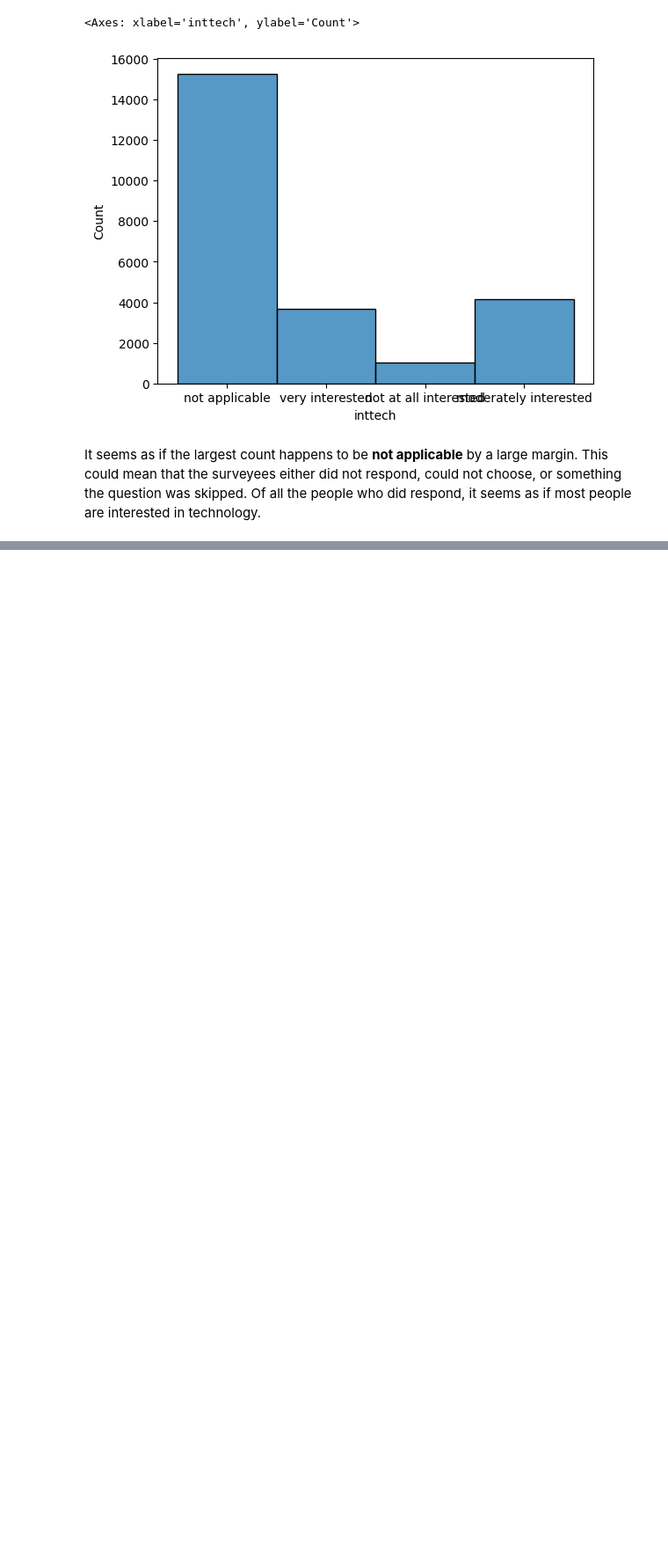
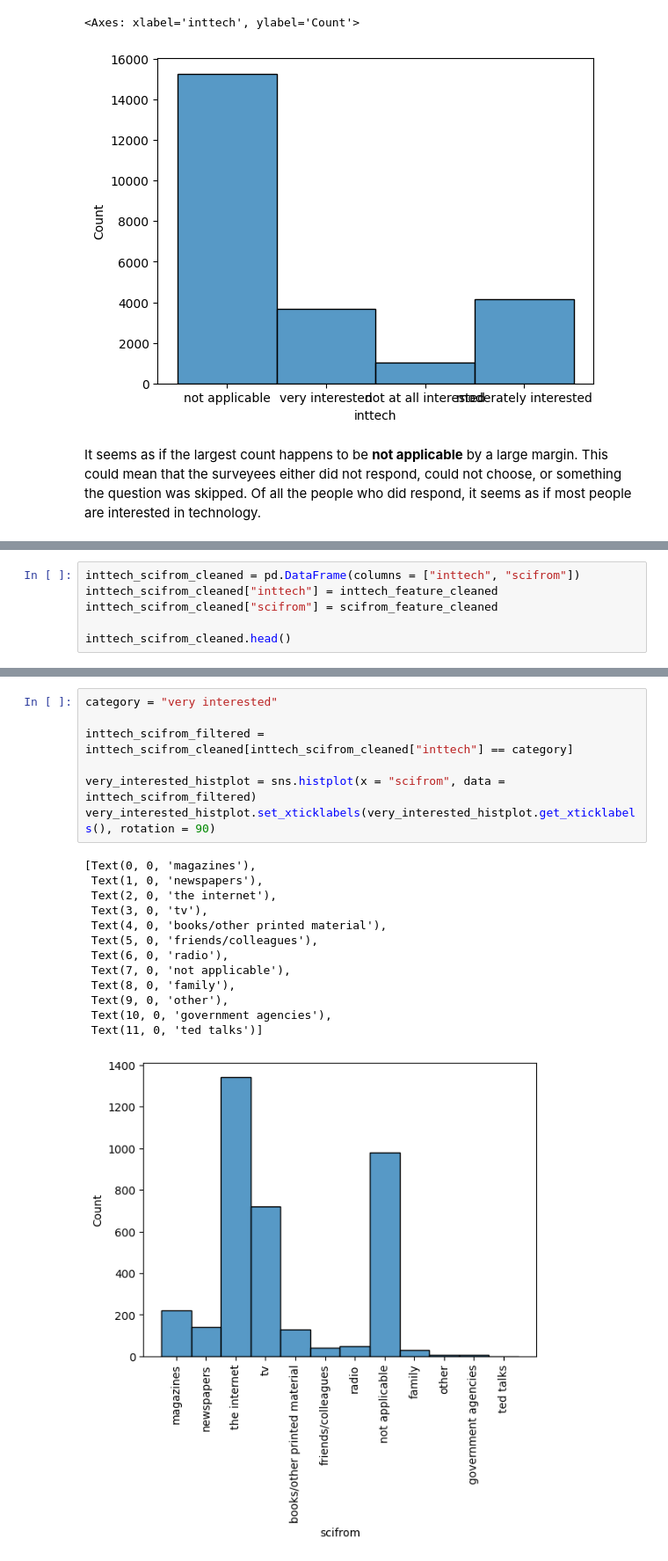
Before and after one commit to rafid-mirza/project_gss, a Jupyter notebook: Project_GSS.ipynb, the cells around one changed output, grey strips where cells are left out. Shown at 88% size. Saved outputs shown, nothing was run; the diff lists cells and outputs as text; blank space fills up the shorter version.

```diff
--- a/Project_GSS.ipynb
+++ b/Project_GSS.ipynb
@@ -340,0 +419,6 @@ It seems as if the largest count happens to be **not applicable** by a large mar
+# %%
+inttech_scifrom_cleaned = pd.DataFrame(columns = ["inttech", "scifrom"])
+inttech_scifrom_cleaned["inttech"] = inttech_feature_cleaned
+inttech_scifrom_cleaned["scifrom"] = scifrom_feature_cleaned
+
+inttech_scifrom_cleaned.head()
@@ -340,0 +453,21 @@ It seems as if the largest count happens to be **not applicable** by a large mar
+# %%
+category = "very interested"
+
+inttech_scifrom_filtered = inttech_scifrom_cleaned[inttech_scifrom_cleaned["inttech"] == category]
+
+very_interested_histplot = sns.histplot(x = "scifrom", data = inttech_scifrom_filtered)
+very_interested_histplot.set_xticklabels(very_interested_histplot.get_xticklabels(), rotation = 90)
+# %% [output]
+[Text(0, 0, 'magazines'),
+ Text(1, 0, 'newspapers'),
+ Text(2, 0, 'the internet'),
+ Text(3, 0, 'tv'),
+ Text(4, 0, 'books/other printed material'),
+ Text(5, 0, 'friends/colleagues'),
+ Text(6, 0, 'radio'),
+ Text(7, 0, 'not applicable'),
+ Text(8, 0, 'family'),
+ Text(9, 0, 'other'),
+ Text(10, 0, 'government agencies'),
+ Text(11, 0, 'ted talks')]
+[figure, added]
```
Also changed, not shown: parts of 12 cells of this notebook.
